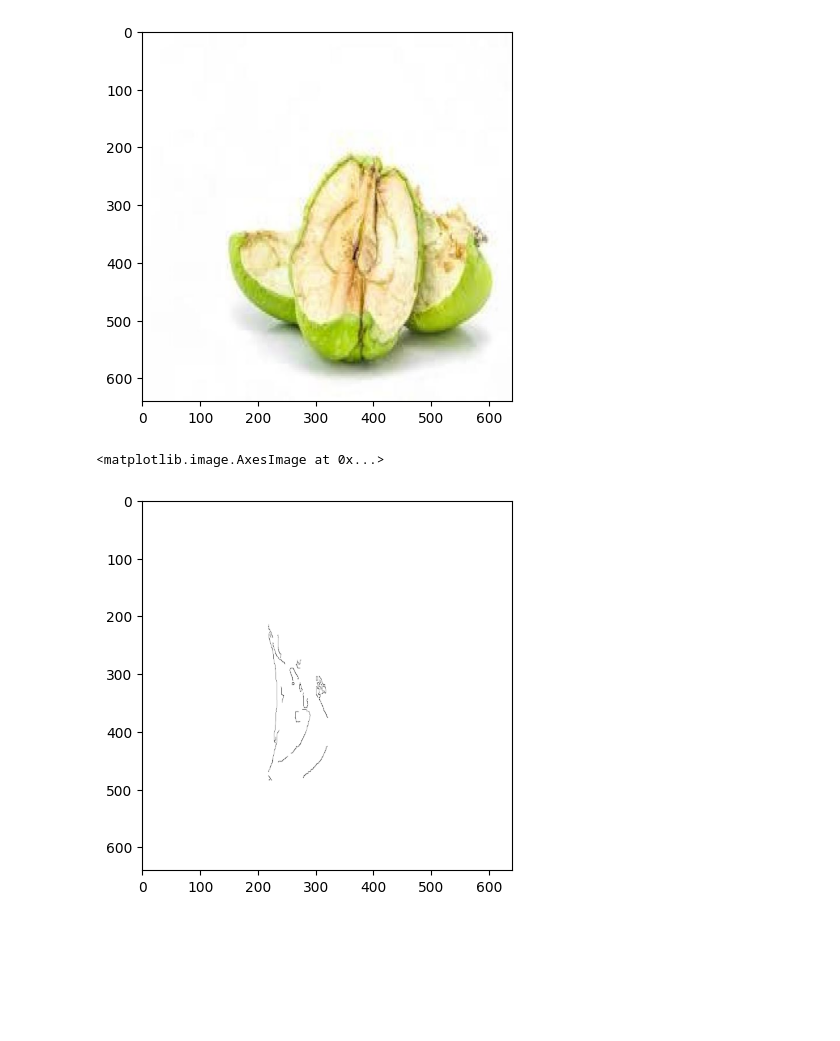
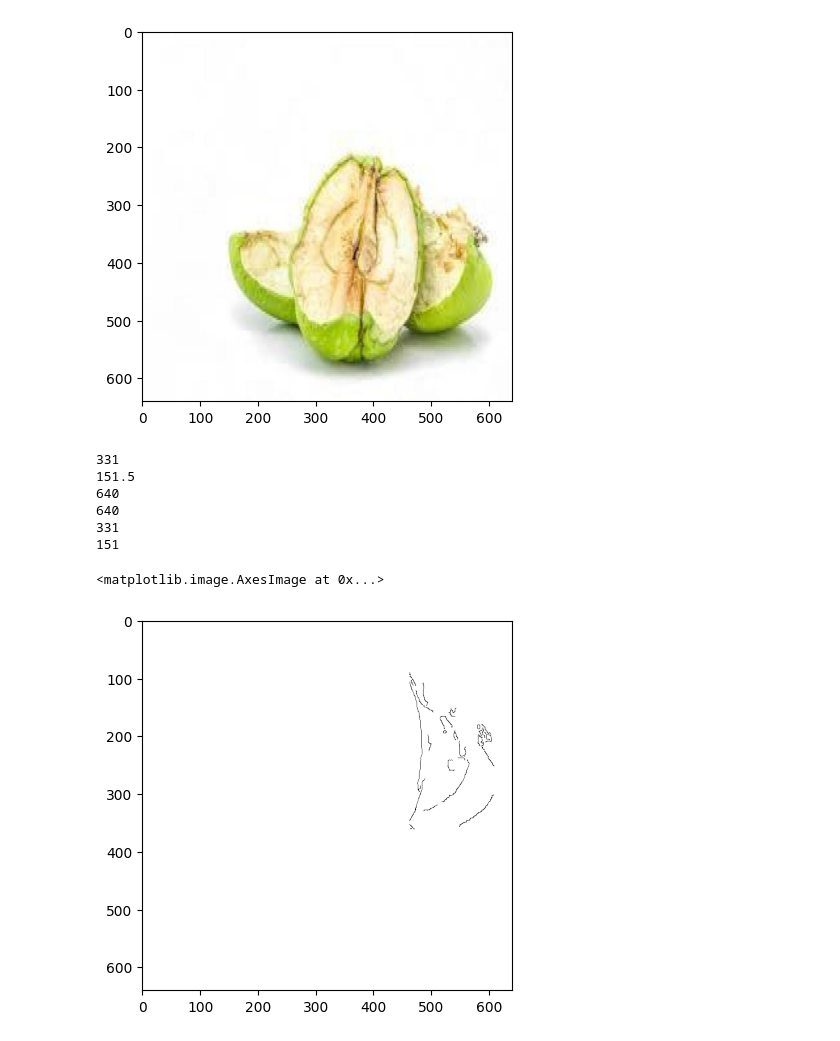
Before and after one commit to FANGAreNotGnu/ControlNet, a Jupyter notebook: dad/vis_prior/test_vis_prior_generation.ipynb, the cells around one changed output. Saved outputs shown, nothing was run; the diff lists cells and outputs as text; code cells hidden in the pictures; blank space fills up the shorter version.

```diff
--- a/dad/vis_prior/test_vis_prior_generation.ipynb
+++ b/dad/vis_prior/test_vis_prior_generation.ipynb
@@ -79,11 +79,17 @@ plt.imshow(img[:,:,::-1])
 <matplotlib.image.AxesImage at 0x...>
 [figure]
 # %%
-naive_vpd = UniformRandomNoClipVPD()
+naive_vpd = UniformRandomNoClipVPL()
 # %%
-cannyVPG = CannyVPG(vpd=naive_vpd, fill_val=0, low=100, high=200, blur=5)
+cannyVPG = CannyVPG(vpl=naive_vpd, fill_val=0, low=100, high=200, blur=5)
 plt.imshow(cannyVPG.visualize_one_bbox(img=img, bbox=bbox), cmap='Greys')
 # %% [output]
-<matplotlib.image.AxesImage at 0x...>
+331
+151.5
+640
+640
+331
+151
+<matplotlib.image.AxesImage at 0x...>
-[figure, old version]
+[figure, new version]
 # %%
```
Also changed, not shown: parts of 10 cells of this notebook, 5 other files.
